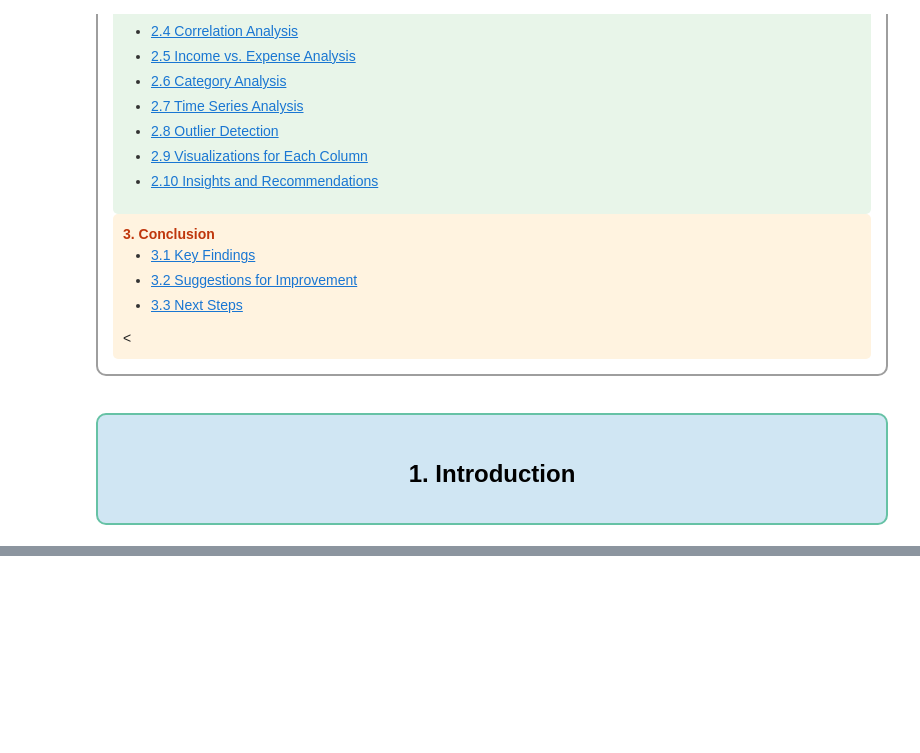
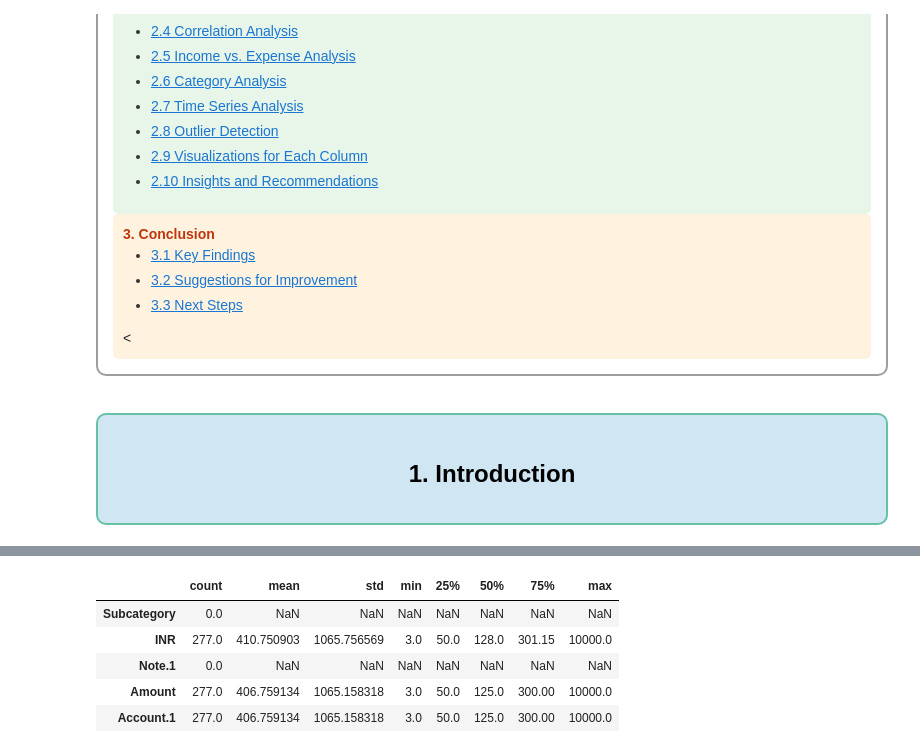
Before and after one commit to misbahkhattak718-pixel/Mentorship-Program--Devsil, a Jupyter notebook: Weekly Mini Projects/Week 1/Daily Expense Tracker + EDA Report.ipynb, the cells around one changed output, grey strips where cells are left out. Cells and saved outputs as stored; diff of their text form; code cells hidden in the pictures; blank space fills up the shorter version.

```diff
--- a/Weekly Mini Projects/Week 1/Daily Expense Tracker + EDA Report.ipynb
+++ b/Weekly Mini Projects/Week 1/Daily Expense Tracker + EDA Report.ipynb
@@ -88,0 +245,9 @@
+# %%
+df.describe().T
+# %% [output]
+|  | count | mean | std | min | 25% | 50% | 75% | max |
+| Subcategory | 0.0 | NaN | NaN | NaN | NaN | NaN | NaN | NaN |
+| INR | 277.0 | 410.750903 | 1065.756569 | 3.0 | 50.0 | 128.0 | 301.15 | 10000.0 |
+| Note.1 | 0.0 | NaN | NaN | NaN | NaN | NaN | NaN | NaN |
+| Amount | 277.0 | 406.759134 | 1065.158318 | 3.0 | 50.0 | 125.0 | 300.00 | 10000.0 |
+| Account.1 | 277.0 | 406.759134 | 1065.158318 | 3.0 | 50.0 | 125.0 | 300.00 | 10000.0 |
```
Also changed, not shown: parts of 19 cells of this notebook.
